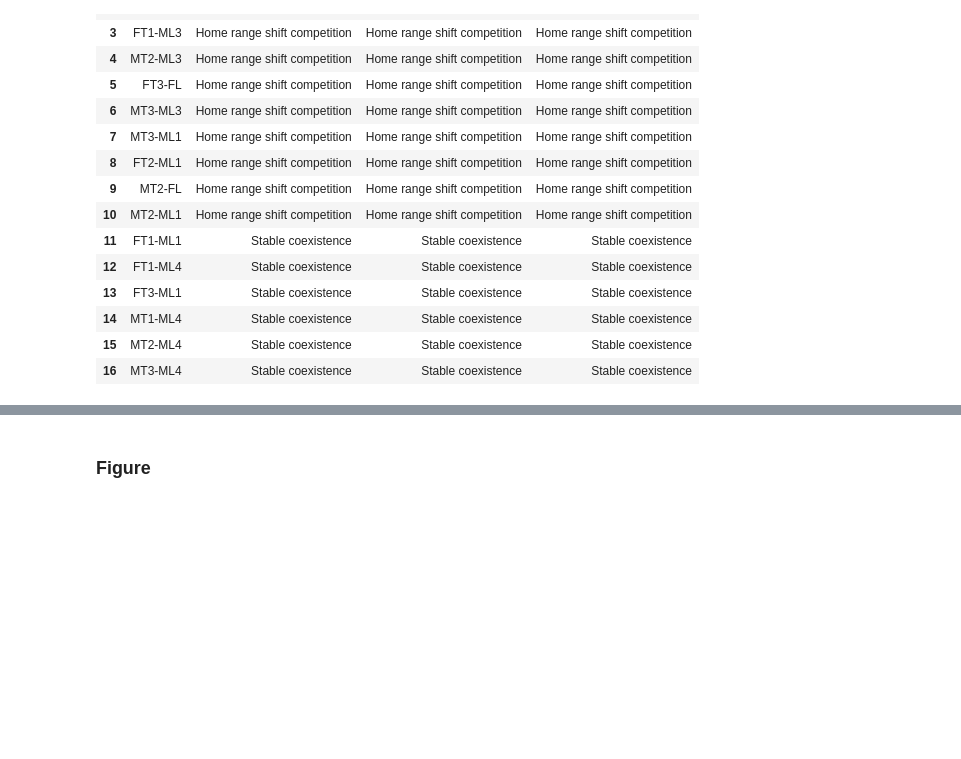
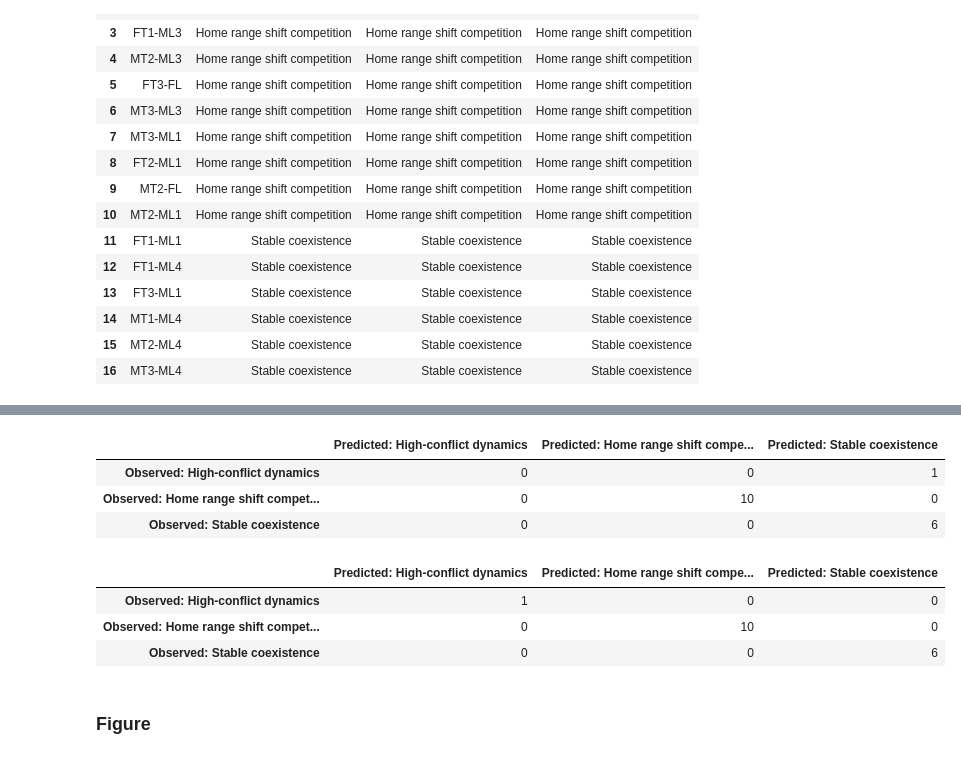
Before and after one commit to move-ucsb/tlg-avoid, a Jupyter notebook: Code/2. Visualization.ipynb, the cells around one changed output, grey strips where cells are left out. Saved outputs shown, nothing was run; the diff lists cells and outputs as text; code cells hidden in the pictures; blank space fills up the shorter version.

```diff
--- a/Code/2. Visualization.ipynb
+++ b/Code/2. Visualization.ipynb
@@ -2753,3 +4041,44 @@ df_compare.head(20)
+# %%
+OUT_DIR = Path("OUT_DIR")
+OUT_DIR.mkdir(parents=True, exist_ok=True)
+
+X_display.to_csv(OUT_DIR / "pair_level_engineered_features.csv", index=False)
+df_compare.to_csv(OUT_DIR / "pair_level_classification_predictions.csv", index=False)
+coef_wide.to_csv(OUT_DIR / "pair_level_classifier_standardized_coefficients.csv", index=False)
+feature_importance.to_csv(OUT_DIR / "pair_level_classifier_feature_importance.csv", index=False)
+# %%
+labels_order = [
+    "High-conflict dynamics",
+    "Home range shift competition",
+    "Stable coexistence"
+]
+
+cm_base = pd.DataFrame(
+    confusion_matrix(y_vec, y_pred, labels=labels_order),
+    index=[f"Observed: {x}" for x in labels_order],
+    columns=[f"Predicted: {x}" for x in labels_order]
+)
+
+cm_rule = pd.DataFrame(
+    confusion_matrix(y_vec, y_pred_rule, labels=labels_order),
+    index=[f"Observed: {x}" for x in labels_order],
+    columns=[f"Predicted: {x}" for x in labels_order]
+)
+
+display(cm_base)
+display(cm_rule)
+
+cm_base.to_csv(OUT_DIR / "pair_level_base_classifier_confusion_matrix.csv")
+cm_rule.to_csv(OUT_DIR / "pair_level_classifier_plus_rule_confusion_matrix.csv")
+# %% [output]
+|  | Predicted: High-conflict dynamics | Predicted: Home range shift compe... | Predicted: Stable coexistence |
+| Observed: High-conflict dynamics | 0 | 0 | 1 |
+| Observed: Home range shift compet... | 0 | 10 | 0 |
+| Observed: Stable coexistence | 0 | 0 | 6 |
+|  | Predicted: High-conflict dynamics | Predicted: Home range shift compe... | Predicted: Stable coexistence |
+| Observed: High-conflict dynamics | 1 | 0 | 0 |
+| Observed: Home range shift compet... | 0 | 10 | 0 |
+| Observed: Stable coexistence | 0 | 0 | 6 |
 # %% [markdown]
 ### Figure
 # %%
```
Also changed, not shown: parts of 53 cells of this notebook, 2 other files.
